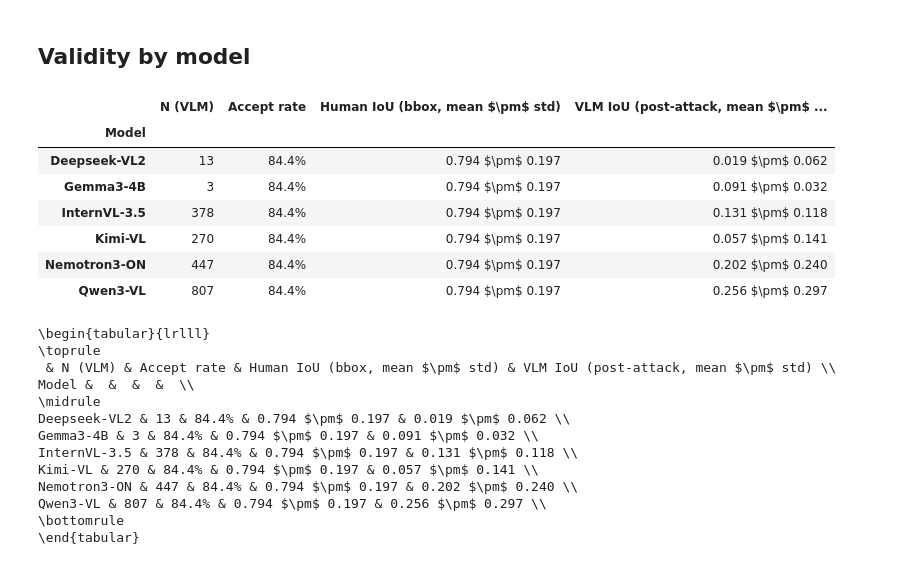
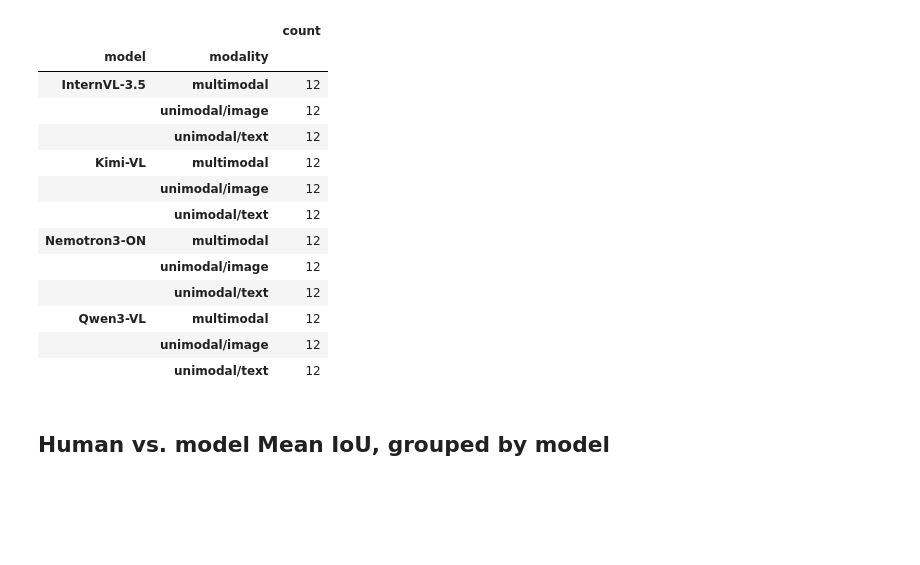
Before and after one commit to oliverweissl/SMOO, a Jupyter notebook: experiments/RQ3_Validity.ipynb, the cells around one changed output. Cells and saved outputs as stored; diff of their text form; code cells hidden in the pictures; blank space fills up the shorter version.

```diff
--- a/experiments/RQ3_Validity.ipynb
+++ b/experiments/RQ3_Validity.ipynb
@@ -74,0 +3,13 @@ Mixed & 73 & 98.6% & 0.652 $\pm$ 0.238 & 0.230 $\pm$ 0.197 \\
+# %%
+%load_ext autoreload
+%autoreload 2
+
+import matplotlib.pyplot as plt
+import numpy as np
+import pandas as pd
+
+import _rq3_helpers as rq3
+
+SURVEY_CSV = "VLM Survey - responses.csv"
+EMMT_ROOT = "/home/oliver/PycharmProjects/EMMT_Survey"
+MMM_RESULTS_ROOT = "../defaults/mmm/results"
@@ -74,0 +18,3 @@ Mixed & 73 & 98.6% & 0.652 $\pm$ 0.238 & 0.230 $\pm$ 0.197 \\
+# %%
+df_valid = rq3.load_survey(SURVEY_CSV)
+df_valid.shape
@@ -74,0 +25,3 @@ Mixed & 73 & 98.6% & 0.652 $\pm$ 0.238 & 0.230 $\pm$ 0.197 \\
+# %%
+case_meta = rq3.load_case_metadata(EMMT_ROOT)
+case_lookup = rq3.load_case_lookup(EMMT_ROOT)
@@ -74,0 +106,5 @@ Mixed & 73 & 98.6% & 0.652 $\pm$ 0.238 & 0.230 $\pm$ 0.197 \\
+# %%
+model_iou_full = rq3.load_model_results(MMM_RESULTS_ROOT)
+model_iou_full.assign(model=model_iou_full["model"].map(rq3.MODEL_LABELS)).groupby(
+    ["model", "modality", "category"]
+)["iou"].agg(["mean", "std", "count"])
@@ -75,28 +130,22 @@ Mixed & 73 & 98.6% & 0.652 $\pm$ 0.238 & 0.230 $\pm$ 0.197 \\
+# %%
+model_iou_cases = rq3.case_model_iou(case_meta)
+model_iou_cases.assign(model=model_iou_cases["model"].map(rq3.MODEL_LABELS)).groupby(["model", "modality"])[
+    "iou"
+].agg(["count"])
+# %% [output]
+|  |  | count |
+| model | modality |  |
+| InternVL-3.5 | multimodal | 12 |
+|  | unimodal/image | 12 |
+|  | unimodal/text | 12 |
+| Kimi-VL | multimodal | 12 |
+|  | unimodal/image | 12 |
+|  | unimodal/text | 12 |
+| Nemotron3-ON | multimodal | 12 |
+|  | unimodal/image | 12 |
+|  | unimodal/text | 12 |
+| Qwen3-VL | multimodal | 12 |
+|  | unimodal/image | 12 |
+|  | unimodal/text | 12 |
 # %% [markdown]
-## Validity by model
+## Human vs. model Mean IoU, grouped by model
-# %%
-t_model = rq3_validity_by_model(df_human, df_vlm_all, model_label=MODEL_LABEL)
-display(t_model)
-print(t_model.to_latex(escape=False))
-# %% [output]
-|  | N (VLM) | Accept rate | Human IoU (bbox, mean $\pm$ std) | VLM IoU (post-attack, mean $\pm$ ... |
-| Model |  |  |  |  |
-| Deepseek-VL2 | 13 | 84.4% | 0.794 $\pm$ 0.197 | 0.019 $\pm$ 0.062 |
-| Gemma3-4B | 3 | 84.4% | 0.794 $\pm$ 0.197 | 0.091 $\pm$ 0.032 |
-| InternVL-3.5 | 378 | 84.4% | 0.794 $\pm$ 0.197 | 0.131 $\pm$ 0.118 |
-| Kimi-VL | 270 | 84.4% | 0.794 $\pm$ 0.197 | 0.057 $\pm$ 0.141 |
-| Nemotron3-ON | 447 | 84.4% | 0.794 $\pm$ 0.197 | 0.202 $\pm$ 0.240 |
-| Qwen3-VL | 807 | 84.4% | 0.794 $\pm$ 0.197 | 0.256 $\pm$ 0.297 |
-\begin{tabular}{lrlll}
-\toprule
- & N (VLM) & Accept rate & Human IoU (bbox, mean $\pm$ std) & VLM IoU (post-attack, mean $\pm$ std) \\
-Model &  &  &  &  \\
-\midrule
-Deepseek-VL2 & 13 & 84.4% & 0.794 $\pm$ 0.197 & 0.019 $\pm$ 0.062 \\
-Gemma3-4B & 3 & 84.4% & 0.794 $\pm$ 0.197 & 0.091 $\pm$ 0.032 \\
-InternVL-3.5 & 378 & 84.4% & 0.794 $\pm$ 0.197 & 0.131 $\pm$ 0.118 \\
-Kimi-VL & 270 & 84.4% & 0.794 $\pm$ 0.197 & 0.057 $\pm$ 0.141 \\
-Nemotron3-ON & 447 & 84.4% & 0.794 $\pm$ 0.197 & 0.202 $\pm$ 0.240 \\
-Qwen3-VL & 807 & 84.4% & 0.794 $\pm$ 0.197 & 0.256 $\pm$ 0.297 \\
-\bottomrule
-\end{tabular}
```
Also changed, not shown: parts of 22 cells of this notebook, 3 other files.
